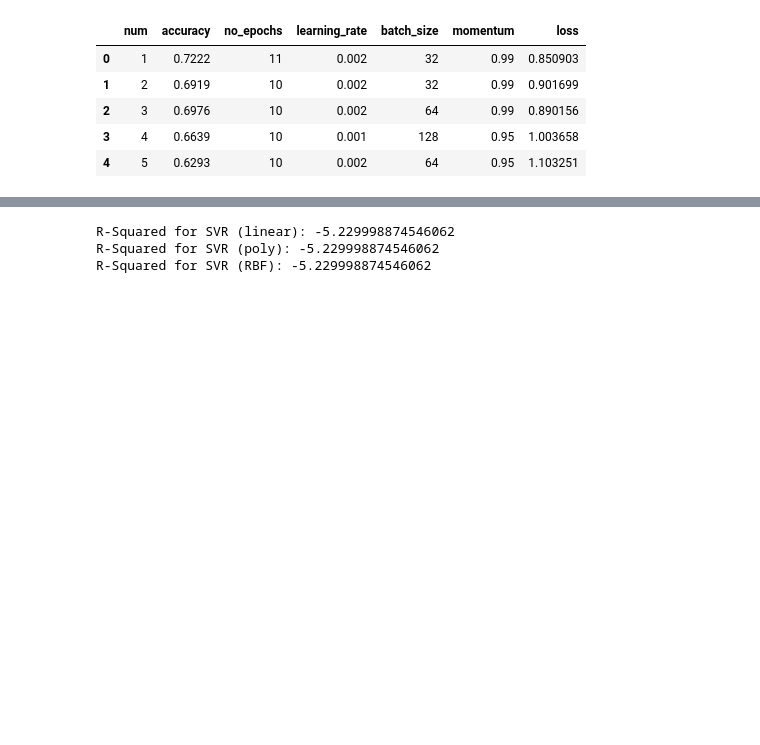
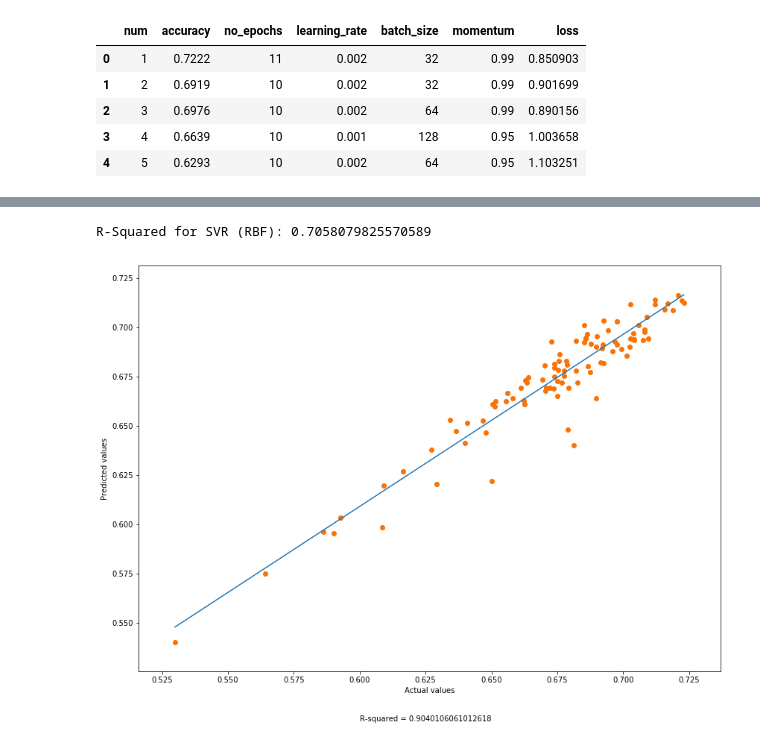
Before and after one commit to msshazlynaszemi/svr-hyperparameter-optimization, a Jupyter notebook: SVR predict R2.ipynb, the cells around one changed output, grey strips where cells are left out. Cells and saved outputs as stored; diff of their text form; code cells hidden in the pictures; blank space fills up the shorter version.

Commit message:
Updated notebook with R2 Squared

```diff
--- a/SVR predict R2.ipynb
+++ b/SVR predict R2.ipynb
@@ -68,11 +68,11 @@ tmp_df.head()
 | 3 | 4 | 0.6639 | 10 | 0.001 | 128 | 0.95 | 1.003658 |
 | 4 | 5 | 0.6293 | 10 | 0.002 | 64 | 0.95 | 1.103251 |
 # %%
-svr_lin = SVR(kernel= 'linear', C=1e3, gamma='auto')
-svr_poly = SVR(kernel= 'poly', C=1e3, gamma='auto', degree = 3, epsilon=.1, coef0=1)
-svr_rbf = SVR(kernel= 'rbf', C=1e3, gamma=0.1, epsilon=.1)
+# svr_lin = SVR(kernel= 'linear', C=1e3, gamma='auto')
+# svr_poly = SVR(kernel= 'poly', C=1e3, gamma='auto', degree = 3, epsilon=.1, coef0=1)
+svr_rbf = SVR(kernel= 'rbf', C=13.524952616526956, degree=25, epsilon=0.010443805254121885)
 
-svr_lin.fit(x_train, y_train)
-svr_poly.fit(x_train, y_train)
+# svr_lin.fit(x_train, y_train)
+# svr_poly.fit(x_train, y_train)
 svr_rbf.fit(x_train, y_train)
 # %% [output]
@@ -81,13 +107,31 @@ SVR(C=1000.0, cache_size=200, coef0=0.0, degree=3, epsilon=0.1, gamma=0.1,
 # %%
-svr_lin_y_train_predict = svr_lin.predict(x_test)
-print("R-Squared for SVR (linear): " + str(r2_score(y_test, svr_lin_y_train_predict)))
+# svr_lin_y_train_predict = svr_lin.predict(x_test)
+# print("R-Squared for SVR (linear): " + str(r2_score(y_test, svr_lin_y_train_predict)))
 
-svr_poly_y_train_predict = svr_poly.predict(x_test)
-print("R-Squared for SVR (poly): " + str(r2_score(y_test, svr_poly_y_train_predict)))
+# svr_poly_y_train_predict = svr_poly.predict(x_test)
+# print("R-Squared for SVR (poly): " + str(r2_score(y_test, svr_poly_y_train_predict)))
 
 svr_rbf_y_train_predict = svr_rbf.predict(x_test)
 print("R-Squared for SVR (RBF): " + str(r2_score(y_test, svr_rbf_y_train_predict)))
 # %% [output]
-R-Squared for SVR (linear): -5.229998874546062
-R-Squared for SVR (poly): -5.229998874546062
-R-Squared for SVR (RBF): -5.229998874546062
+R-Squared for SVR (RBF): 0.7058079825570589
+# %%
+import numpy as np
+import matplotlib.pyplot as plt
+
+plt.figure(figsize=(14,10))
+
+Y = accuracy
+Y_pred = svr_rbf.predict(num)
+
+r_squared = r2_score(Y, Y_pred)
+plt.scatter(Y,Y_pred, c='xkcd:orange')
+plt.xlabel('Actual values')
+plt.ylabel('Predicted values')
+
+plt.plot(np.unique(Y), np.poly1d(np.polyfit(Y, Y_pred, 1))(np.unique(Y)))
+
+plt.text(0.6, 0.5, f"R-squared = {r_squared}")
+plt.show()
+# %% [output]
+[figure, added]
```
Also changed, not shown: parts of 2 cells of this notebook, 1 other file.
